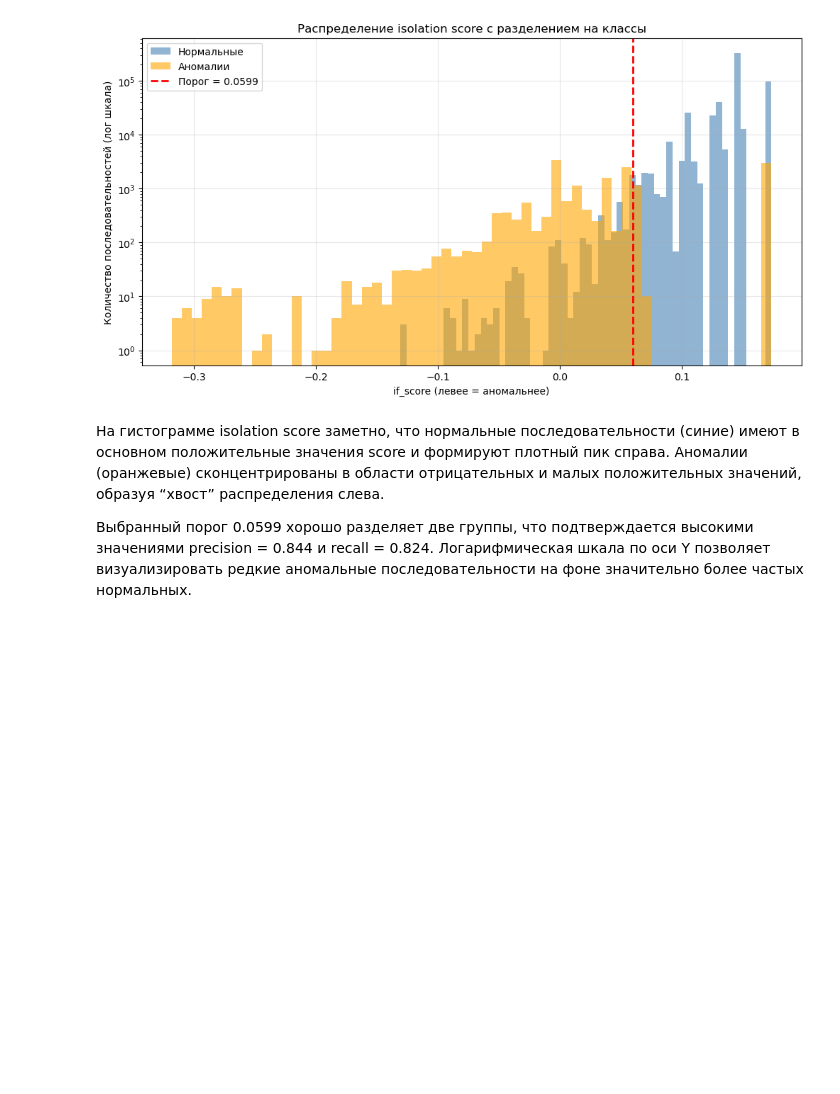
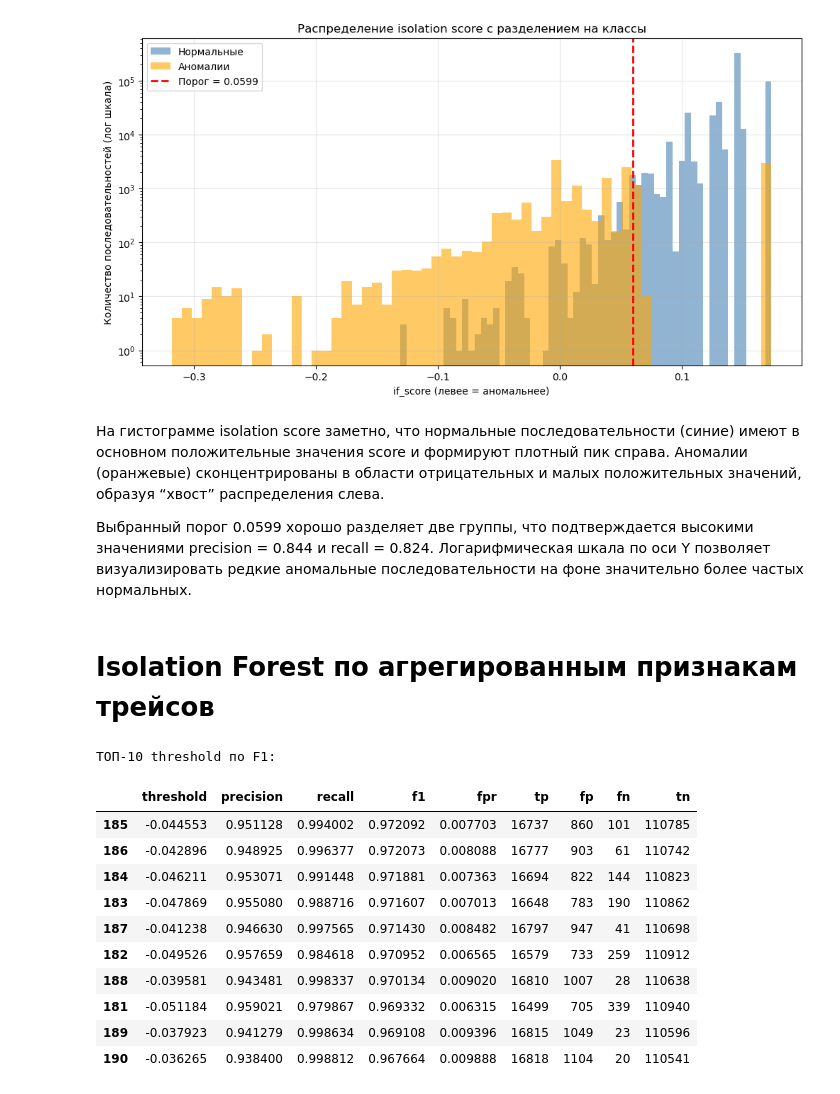
Before and after one commit to r-artyukhov/22-team-project, a Jupyter notebook: ML/IF.ipynb, the cells around one changed output. Cells and saved outputs as stored; diff of their text form; code cells hidden in the pictures; blank space fills up the shorter version.

```diff
--- a/ML/IF.ipynb
+++ b/ML/IF.ipynb
@@ -303,3 +305,22 @@ plt.show()
 На гистограмме isolation score заметно, что нормальные последовательности (синие) имеют в основном положительные значения score и формируют плотный пик справа. Аномалии (оранжевые) сконцентрированы в области отрицательных и малых положительных значений, образуя “хвост” распределения слева.
 
 Выбранный порог 0.0599 хорошо разделяет две группы, что подтверждается высокими значениями precision = 0.844 и recall = 0.824. Логарифмическая шкала по оси Y позволяет визуализировать редкие аномальные последовательности на фоне значительно более частых нормальных.
+# %% [markdown]
+# Isolation Forest по агрегированным признакам трейсов
+# %%
+import pandas as pd
+feat = pd.read_parquet("/Users/slvic/PycharmProjects/copies/22-team-project/features_by_block.parquet")
+
+labels = pd.read_csv("/Users/slvic/Downloads/HDFS_v1/preprocessed/anomaly_label.csv")
+labels.rename(columns={"block_id":"BlockId","blockid":"BlockId"}, inplace=True)
+labels["BlockId"] = labels["BlockId"].astype(str)
+feat["BlockId"] = feat["BlockId"].astype(str)
+
+df_l = feat.merge(labels, on="BlockId", how="inner")
+df_l["true_label"] = (
+    df_l["Label"].astype(str).str.lower().isin(["anomaly","fail"])
+).astype(int)
+
+num_cols = [c for c in df_l.columns if c not in ["BlockId","Label","true_label"]]
+X = df_l[num_cols].fillna(0).to_numpy()
+y = df_l["true_label"].to_numpy()
@@ -305,0 +361,54 @@ plt.show()
+# %%
+import numpy as np
+import pandas as pd
+from sklearn.metrics import precision_score, recall_score, f1_score, confusion_matrix
+
+scores_arr = np.asarray(scores)
+y_true = np.asarray(y_val).astype(int)
+
+# диапазон порогов
+thr_list = np.linspace(scores_arr.min(), scores_arr.max(), 300)
+
+rows = []
+
+for thr in thr_list:
+    # anomaly, если score <= threshold
+    y_pred = (scores_arr <= thr).astype(int)
+
+    precision = precision_score(y_true, y_pred, zero_division=0)
+    recall    = recall_score(y_true, y_pred, zero_division=0)
+    f1        = f1_score(y_true, y_pred, zero_division=0)
+
+    tn, fp, fn, tp = confusion_matrix(y_true, y_pred).ravel()
+    fpr = fp / (fp + tn) if (fp + tn) > 0 else 0.0
+
+    rows.append({
+        "threshold": thr,
+        "precision": precision,
+        "recall": recall,
+        "f1": f1,
+        "fpr": fpr,
+        "tp": tp,
+        "fp": fp,
+        "fn": fn,
+        "tn": tn,
+    })
+
+metrics_df = pd.DataFrame(rows)
+metrics_df_sorted = metrics_df.sort_values("f1", ascending=False)
+
+print("ТОП-10 threshold по F1:")
+display(metrics_df_sorted.head(10))
+# %% [output]
+ТОП-10 threshold по F1:
+|  | threshold | precision | recall | f1 | fpr | tp | fp | fn | tn |
+| 185 | -0.044553 | 0.951128 | 0.994002 | 0.972092 | 0.007703 | 16737 | 860 | 101 | 110785 |
+| 186 | -0.042896 | 0.948925 | 0.996377 | 0.972073 | 0.008088 | 16777 | 903 | 61 | 110742 |
+| 184 | -0.046211 | 0.953071 | 0.991448 | 0.971881 | 0.007363 | 16694 | 822 | 144 | 110823 |
+| 183 | -0.047869 | 0.955080 | 0.988716 | 0.971607 | 0.007013 | 16648 | 783 | 190 | 110862 |
+| 187 | -0.041238 | 0.946630 | 0.997565 | 0.971430 | 0.008482 | 16797 | 947 | 41 | 110698 |
+| 182 | -0.049526 | 0.957659 | 0.984618 | 0.970952 | 0.006565 | 16579 | 733 | 259 | 110912 |
+| 188 | -0.039581 | 0.943481 | 0.998337 | 0.970134 | 0.009020 | 16810 | 1007 | 28 | 110638 |
+| 181 | -0.051184 | 0.959021 | 0.979867 | 0.969332 | 0.006315 | 16499 | 705 | 339 | 110940 |
+| 189 | -0.037923 | 0.941279 | 0.998634 | 0.969108 | 0.009396 | 16815 | 1049 | 23 | 110596 |
+| 190 | -0.036265 | 0.938400 | 0.998812 | 0.967664 | 0.009888 | 16818 | 1104 | 20 | 110541 |
```
Also changed, not shown: parts of 10 cells of this notebook.
